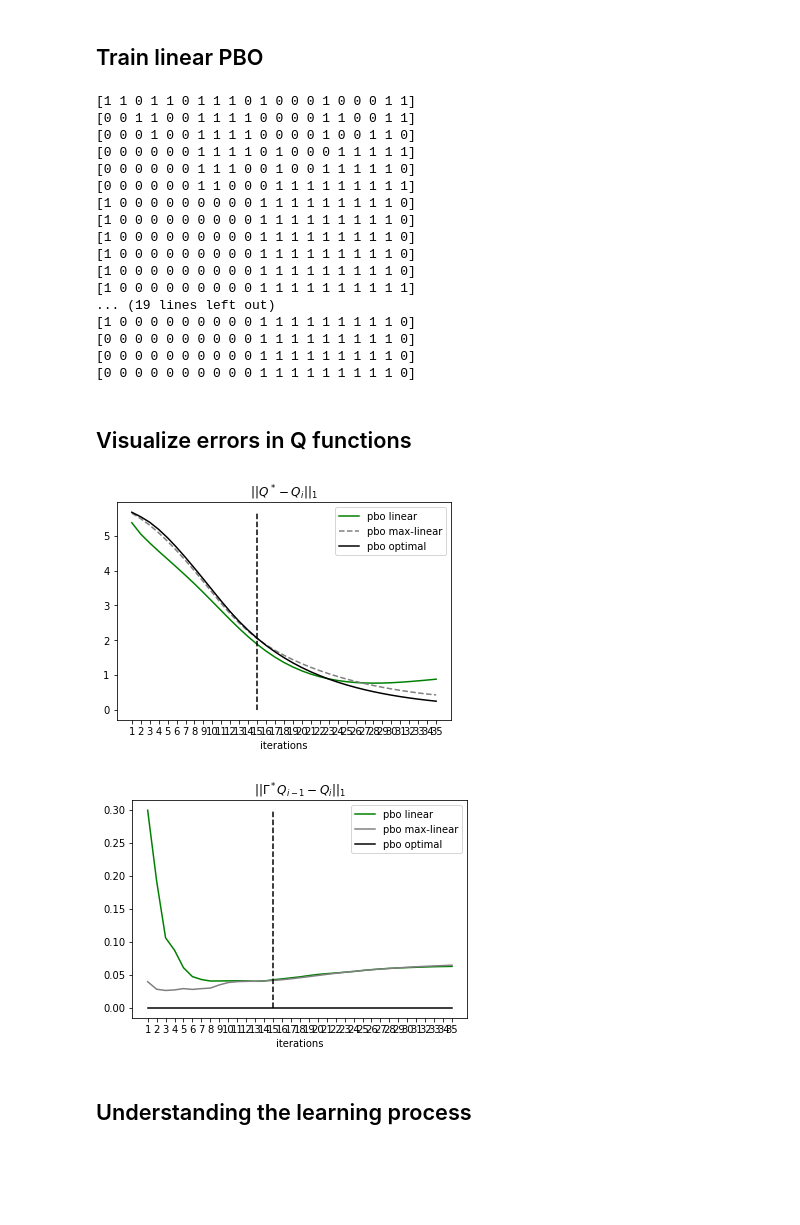
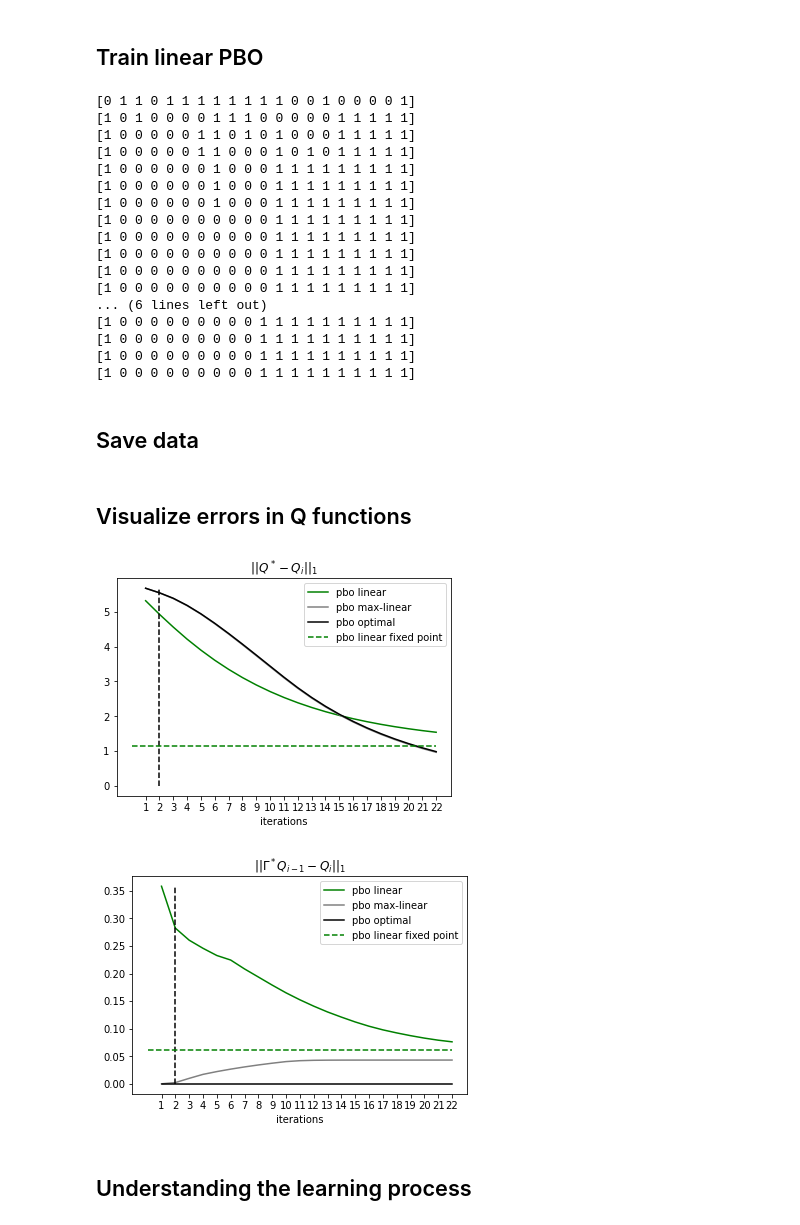
Before and after one commit to theovincent/PBO, a Jupyter notebook: figure_specific/chain_walk/PBO_comparison.ipynb, the cells around one changed output. Drawn from its saved outputs; the diff is of its cells as text; code cells hidden in the pictures; blank space fills up the shorter version.

Commit message:
Chain walk seeds working

```diff
--- a/figure_specific/chain_walk/PBO_comparison.ipynb
+++ b/figure_specific/chain_walk/PBO_comparison.ipynb
@@ -8,10 +8,18 @@
 
 
 import jax
+import os
 
 
+# Search for an unused seed
+max_used_seed = 0
+for file in os.listdir("figures/data/PBO_comparison/"):
+    if int(file.split("_")[2]) > max_used_seed:
+        max_used_seed = int(file.split("_")[2])
+max_used_seed
+
 # keys
-seed = 5
+seed = max_used_seed + 1
 key = jax.random.PRNGKey(seed)
 env_key, key = jax.random.split(key)
 shuffle_key, q_network_key, random_weights_key, pbo_network_key = jax.random.split(key, 4)
@@ -28,7 +36,7 @@ gamma = 0.9
 n_weights = 100
 
 # Trainings
-max_bellman_iterations = 15
+max_bellman_iterations = 2
 training_steps = 300
 fitting_steps = 4
 batch_size_samples = n_states
@@ -298,21 +306,29 @@ for bellman_iteration in range(max_bellman_iterations_validation):
     validation_losses[bellman_iteration] = jnp.abs(optimal_q - q_i_plus_1).mean()
     value_functions[bellman_iteration] = env.value_function(policy_q)
     print(policy_q)
+
+q_pbo_fixed_point = q.discretize(pbo.fixed_point(pbo.params).reshape(1, -1), states, actions)[0]
+policy_fixed_point = q_pbo_fixed_point.argmax(axis=1)
+training_loss_pbo_fixed_point = jnp.abs(env.apply_bellman_operator(q_pbo_fixed_point) - q_pbo_fixed_point).mean()
+validation_loss_pbo_fixed_point = jnp.abs(optimal_q - q_pbo_fixed_point).mean()
+value_function_pbo_fixed_point = env.value_function(policy_fixed_point)
 # %% [output]
-[1 1 0 1 1 0 1 1 1 0 1 0 0 0 1 0 0 0 1 1]
-[0 0 1 1 0 0 1 1 1 1 0 0 0 0 1 1 0 0 1 1]
-[0 0 0 1 0 0 1 1 1 1 0 0 0 0 1 0 0 1 1 0]
-[0 0 0 0 0 0 1 1 1 1 0 1 0 0 0 1 1 1 1 1]
-[0 0 0 0 0 0 1 1 1 0 0 1 0 0 1 1 1 1 1 0]
-[0 0 0 0 0 0 1 1 0 0 0 1 1 1 1 1 1 1 1 1]
-[1 0 0 0 0 0 0 0 0 0 1 1 1 1 1 1 1 1 1 0]
-[1 0 0 0 0 0 0 0 0 0 1 1 1 1 1 1 1 1 1 0]
-[1 0 0 0 0 0 0 0 0 0 1 1 1 1 1 1 1 1 1 0]
-[1 0 0 0 0 0 0 0 0 0 1 1 1 1 1 1 1 1 1 0]
-[1 0 0 0 0 0 0 0 0 0 1 1 1 1 1 1 1 1 1 0]
+[0 1 1 0 1 1 1 1 1 1 1 1 0 0 1 0 0 0 0 1]
+[1 0 1 0 0 0 0 1 1 1 0 0 0 0 0 1 1 1 1 1]
+[1 0 0 0 0 0 1 1 0 1 0 1 0 0 0 1 1 1 1 1]
+[1 0 0 0 0 0 1 1 0 0 0 1 0 1 0 1 1 1 1 1]
+[1 0 0 0 0 0 0 1 0 0 0 1 1 1 1 1 1 1 1 1]
+[1 0 0 0 0 0 0 1 0 0 0 1 1 1 1 1 1 1 1 1]
+[1 0 0 0 0 0 0 1 0 0 0 1 1 1 1 1 1 1 1 1]
+[1 0 0 0 0 0 0 0 0 0 0 1 1 1 1 1 1 1 1 1]
+[1 0 0 0 0 0 0 0 0 0 0 1 1 1 1 1 1 1 1 1]
+[1 0 0 0 0 0 0 0 0 0 0 1 1 1 1 1 1 1 1 1]
+[1 0 0 0 0 0 0 0 0 0 0 1 1 1 1 1 1 1 1 1]
+[1 0 0 0 0 0 0 0 0 0 0 1 1 1 1 1 1 1 1 1]
+... (6 lines left out)
 [1 0 0 0 0 0 0 0 0 0 1 1 1 1 1 1 1 1 1 1]
-... (19 lines left out)
-[1 0 0 0 0 0 0 0 0 0 1 1 1 1 1 1 1 1 1 0]
-[0 0 0 0 0 0 0 0 0 0 1 1 1 1 1 1 1 1 1 0]
-[0 0 0 0 0 0 0 0 0 0 1 1 1 1 1 1 1 1 1 0]
-[0 0 0 0 0 0 0 0 0 0 1 1 1 1 1 1 1 1 1 0]
+[1 0 0 0 0 0 0 0 0 0 1 1 1 1 1 1 1 1 1 1]
+[1 0 0 0 0 0 0 0 0 0 1 1 1 1 1 1 1 1 1 1]
+[1 0 0 0 0 0 0 0 0 0 1 1 1 1 1 1 1 1 1 1]
+# %% [markdown]
+## Save data
@@ -321,25 +352,27 @@ for bellman_iteration in range(max_bellman_iterations_validation):
 # %%
 import matplotlib.pyplot as plt
 
 iterations = range(1, max_bellman_iterations_validation + 1)
 
 plt.plot(iterations, validation_losses, label="pbo linear", color="green")
-plt.plot(iterations, validation_losses_non_linear, label="pbo max-linear", color="grey", linestyle="--")
+plt.plot(iterations, validation_losses_non_linear, label="pbo max-linear", color="grey")
 plt.plot(iterations, validation_losses_optimal, label="pbo optimal", color="black")
 plt.vlines(max_bellman_iterations, 0, np.max(validation_losses_non_linear), color="black", linestyle="--")
+plt.hlines(validation_loss_pbo_fixed_point, 0, max_bellman_iterations_validation, color="green", linestyle="--", label="pbo linear fixed point")
 
 plt.xticks(iterations)
 plt.xlabel("iterations")
 
 plt.title(r"$|| Q^* - Q_i ||_1$")
 _ = plt.legend()
 # %% [output]
-[figure, old version]
+[figure, new version]
 # %%
 plt.plot(iterations, training_losses, label="pbo linear", color="green")
 plt.plot(iterations, training_losses_non_linear, label="pbo max-linear", color="grey")
 plt.plot(iterations, training_losses_optimal, label="pbo optimal", color="black")
 plt.vlines(max_bellman_iterations, 0, np.maximum(np.max(training_losses), np.max(training_losses_non_linear)), color="black", linestyle="--")
+plt.hlines(training_loss_pbo_fixed_point, 0, max_bellman_iterations_validation, color="green", linestyle="--", label="pbo linear fixed point")
 
 plt.xticks(iterations)
 plt.xlabel("iterations")
@@ -347,7 +380,7 @@ plt.xlabel("iterations")
 plt.title(r"$|| \Gamma^*Q_{i-1} - Q_i ||_1$")
 _ = plt.legend()
 # %% [output]
-[figure, old version]
+[figure, new version]
 # %% [markdown]
 ## Understanding the learning process
 # %%
```
Also changed, not shown: parts of 6 cells of this notebook, 6 other files.
